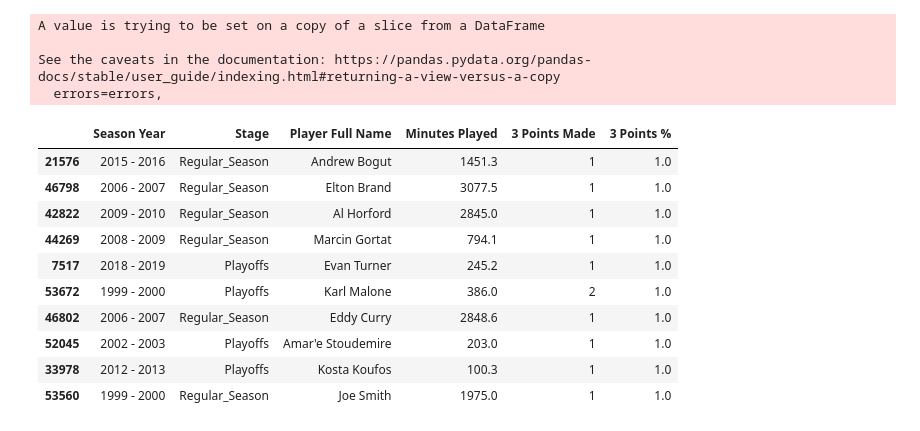
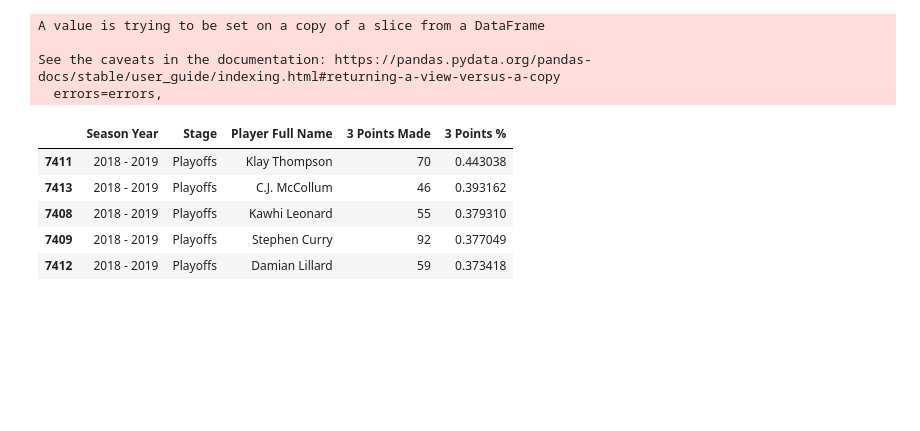
Before and after one commit to MazonSzymon/BasketBall, a Jupyter notebook: BasketBall.ipynb, the cells around one changed output. Drawn from its saved outputs; the diff is of its cells as text; code cells hidden in the pictures; blank space fills up the shorter version.

```diff
--- a/BasketBall.ipynb
+++ b/BasketBall.ipynb
@@ -150,18 +150,13 @@ A value is trying to be set on a copy of a slice from a DataFrame
 See the caveats in the documentation: https://pandas.pydata.org/pandas-docs/stable/user_guide/indexing.html#returning-a-view-versus-a-copy
   errors=errors,
 # %%
-#Who is the best 3 Shooter in NBA
-NBA[['Season Year','Stage','Player Full Name','Minutes Played','3 Points Made','3 Points %']
-    ].sort_values(by = '3 Points %', ascending =  False).head(10)
+NBA[(NBA['3 Points Attempts'] > NBA['3 Points Attempts'].mean()) & (NBA['Stage'] == 'Playoffs') & (NBA['Season Year'] == '2018 - 2019') ][
+['Season Year','Stage','Player Full Name','3 Points Made','3 Points %']
+].sort_values(by = '3 Points %', ascending =  False).head(5)
 # %% [output]
-|  | Season Year | Stage | Player Full Name | Minutes Played | 3 Points Made | 3 Points % |
-| 21576 | 2015 - 2016 | Regular_Season | Andrew Bogut | 1451.3 | 1 | 1.0 |
-| 46798 | 2006 - 2007 | Regular_Season | Elton Brand | 3077.5 | 1 | 1.0 |
-| 42822 | 2009 - 2010 | Regular_Season | Al Horford | 2845.0 | 1 | 1.0 |
-| 44269 | 2008 - 2009 | Regular_Season | Marcin Gortat | 794.1 | 1 | 1.0 |
-| 7517 | 2018 - 2019 | Playoffs | Evan Turner | 245.2 | 1 | 1.0 |
-| 53672 | 1999 - 2000 | Playoffs | Karl Malone | 386.0 | 2 | 1.0 |
-| 46802 | 2006 - 2007 | Regular_Season | Eddy Curry | 2848.6 | 1 | 1.0 |
-| 52045 | 2002 - 2003 | Playoffs | Amar'e Stoudemire | 203.0 | 1 | 1.0 |
-| 33978 | 2012 - 2013 | Playoffs | Kosta Koufos | 100.3 | 1 | 1.0 |
-| 53560 | 1999 - 2000 | Regular_Season | Joe Smith | 1975.0 | 1 | 1.0 |
+|  | Season Year | Stage | Player Full Name | 3 Points Made | 3 Points % |
+| 7411 | 2018 - 2019 | Playoffs | Klay Thompson | 70 | 0.443038 |
+| 7413 | 2018 - 2019 | Playoffs | C.J. McCollum | 46 | 0.393162 |
+| 7408 | 2018 - 2019 | Playoffs | Kawhi Leonard | 55 | 0.379310 |
+| 7409 | 2018 - 2019 | Playoffs | Stephen Curry | 92 | 0.377049 |
+| 7412 | 2018 - 2019 | Playoffs | Damian Lillard | 59 | 0.373418 |
```
